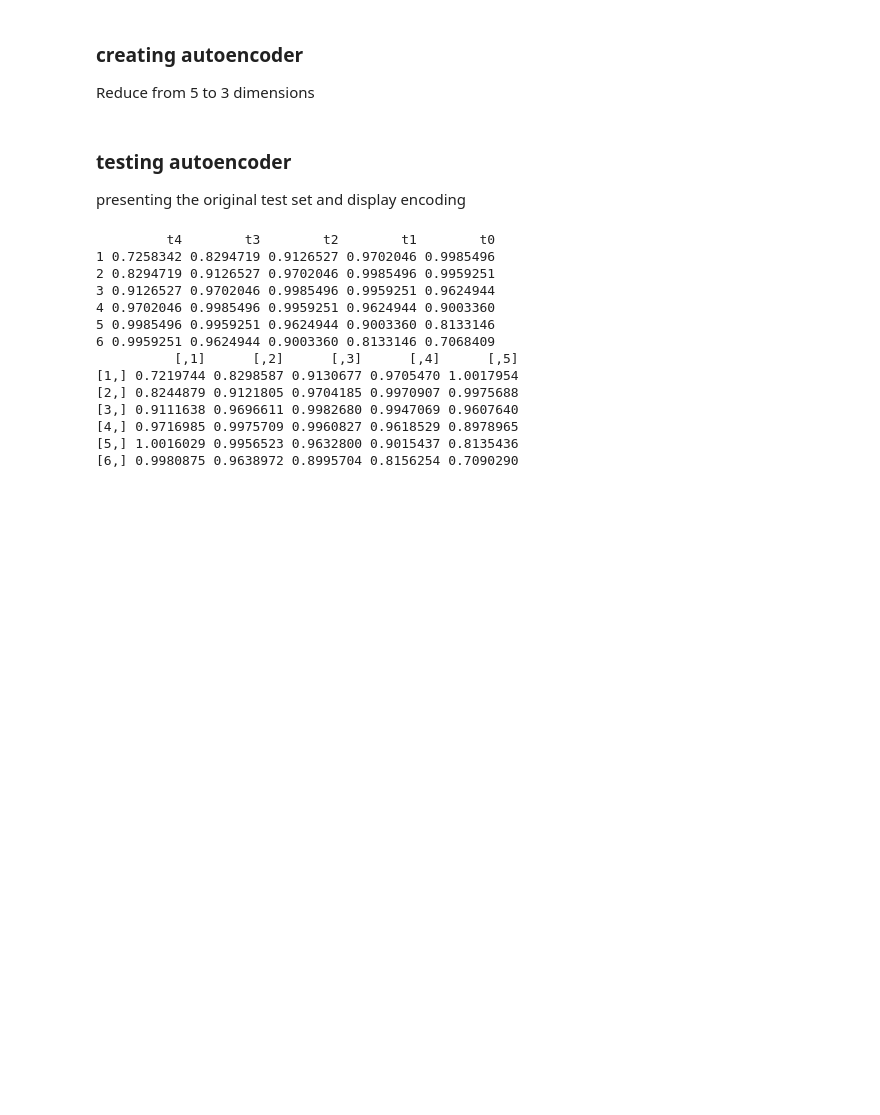
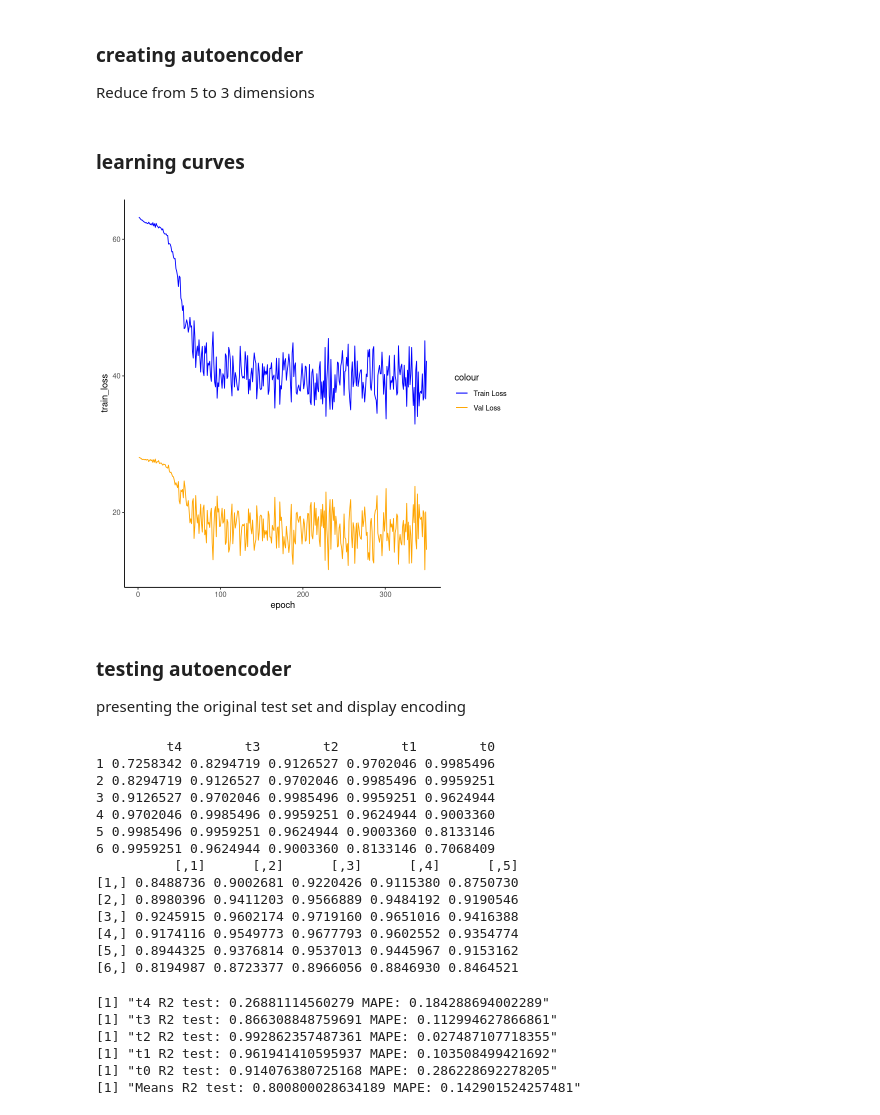
Before and after one commit to cefet-rj-dal/daltoolbox, a Jupyter notebook: transf/varae_enc_decode.ipynb, the cells around one changed output. Saved outputs shown, nothing was run; the diff lists cells and outputs as text; code cells hidden in the pictures; blank space fills up the shorter version.

Commit message:
Autoencoders Examples and Bug Fixes

```diff
--- a/transf/varae_enc_decode.ipynb
+++ b/transf/varae_enc_decode.ipynb
@@ -71,9 +64,25 @@ test <- as.data.frame(samp$test)
 ### creating autoencoder
 Reduce from 5 to 3 dimensions
 # %%
-auto <- autoenc_encode_decode(5, 3)
+auto <- varae_encode_decode(5, 3, num_epochs=350)
 
 auto <- fit(auto, train)
+# %% [markdown]
+### learning curves
+# %%
+train_loss <- unlist(auto$model$train_loss)
+val_loss <- unlist(auto$model$val_loss)
+
+fit_loss <- as.data.frame(cbind(train_loss, val_loss))
+fit_loss['epoch'] <- 1:nrow(fit_loss)
+
+ggplot(fit_loss, aes(x=epoch)) +
+geom_line(aes(y=train_loss, colour='Train Loss')) +
+geom_line(aes(y=val_loss, colour='Val Loss')) +
+scale_color_manual(values=c('Blue','Orange')) +
+theme_classic()
+# %% [output]
+[figure, added]
 # %% [markdown]
 ### testing autoencoder
 presenting the original test set and display encoding
@@ -90,9 +99,29 @@ print(head(result))
 5 0.9985496 0.9959251 0.9624944 0.9003360 0.8133146
 6 0.9959251 0.9624944 0.9003360 0.8133146 0.7068409
           [,1]      [,2]      [,3]      [,4]      [,5]
-[1,] 0.7219744 0.8298587 0.9130677 0.9705470 1.0017954
-[2,] 0.8244879 0.9121805 0.9704185 0.9970907 0.9975688
-[3,] 0.9111638 0.9696611 0.9982680 0.9947069 0.9607640
-[4,] 0.9716985 0.9975709 0.9960827 0.9618529 0.8978965
-[5,] 1.0016029 0.9956523 0.9632800 0.9015437 0.8135436
-[6,] 0.9980875 0.9638972 0.8995704 0.8156254 0.7090290
+[1,] 0.8488736 0.9002681 0.9220426 0.9115380 0.8750730
+[2,] 0.8980396 0.9411203 0.9566889 0.9484192 0.9190546
+[3,] 0.9245915 0.9602174 0.9719160 0.9651016 0.9416388
+[4,] 0.9174116 0.9549773 0.9677793 0.9602552 0.9354774
+[5,] 0.8944325 0.9376814 0.9537013 0.9445967 0.9153162
+[6,] 0.8194987 0.8723377 0.8966056 0.8846930 0.8464521
+# %%
+result <- as.data.frame(result)
+names(result) <- names(test)
+r2 <- c()
+mape <- c()
+for (col in names(test)){
+r2_col <- cor(test[col], result[col])^2
+r2 <- append(r2, r2_col)
+mape_col <- mean((abs((result[col] - test[col]))/test[col])[[col]])
+mape <- append(mape, mape_col)
+print(paste(col, 'R2 test:', r2_col, 'MAPE:', mape_col))
+}
+print(paste('Means R2 test:', mean(r2), 'MAPE:', mean(mape)))
+# %% [output]
+[1] "t4 R2 test: 0.26881114560279 MAPE: 0.184288694002289"
+[1] "t3 R2 test: 0.866308848759691 MAPE: 0.112994627866861"
+[1] "t2 R2 test: 0.992862357487361 MAPE: 0.027487107718355"
+[1] "t1 R2 test: 0.961941410595937 MAPE: 0.103508499421692"
+[1] "t0 R2 test: 0.914076380725168 MAPE: 0.286228692278205"
+[1] "Means R2 test: 0.800800028634189 MAPE: 0.142901524257481"
```
Also changed, not shown: parts of 1 cell of this notebook, 12 other files.
